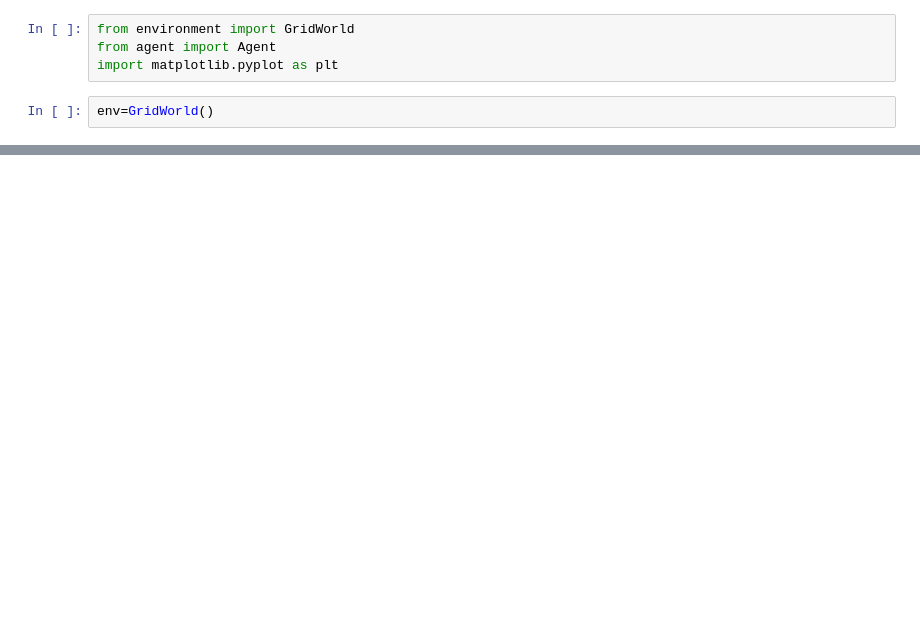
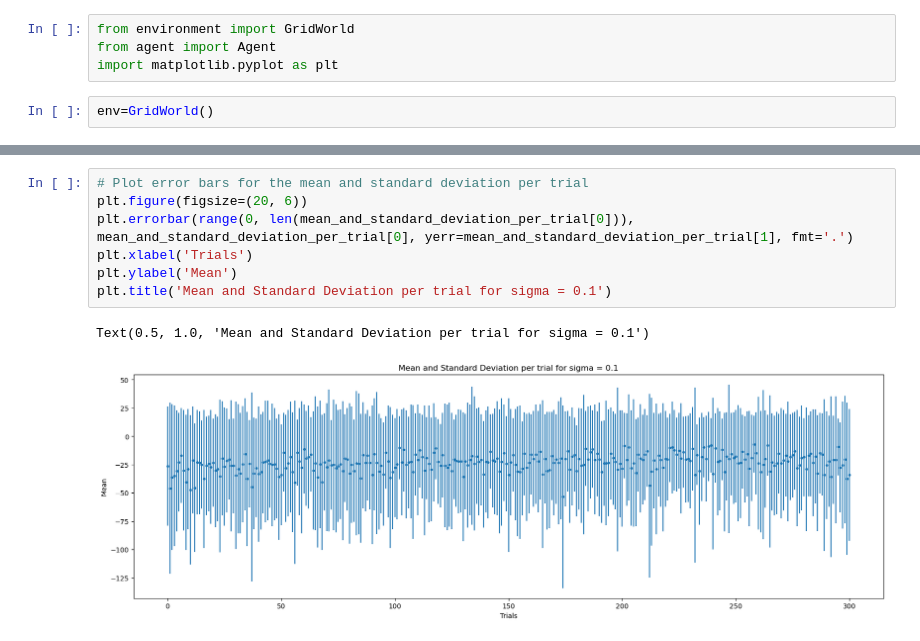
Before and after one commit to bose-sayan/grid-world, a Jupyter notebook: src/policy_gradient.ipynb, the cells around one changed output, grey strips where cells are left out. Drawn from its saved outputs; the diff is of its cells as text; blank space fills up the shorter version.

```diff
--- a/src/policy_gradient.ipynb
+++ b/src/policy_gradient.ipynb
@@ -160,0 +38,10 @@ plt.errorbar(
+# %%
+# Plot error bars for the mean and standard deviation per trial
+plt.figure(figsize=(20, 6))
+plt.errorbar(range(0, len(mean_and_standard_deviation_per_trial[0])), mean_and_standard_deviation_per_trial[0], yerr=mean_and_standard_deviation_per_trial[1], fmt='.')
+plt.xlabel('Trials')
+plt.ylabel('Mean')
+plt.title('Mean and Standard Deviation per trial for sigma = 0.1')
+# %% [output]
+Text(0.5, 1.0, 'Mean and Standard Deviation per trial for sigma = 0.1')
+[figure, added]
```
Also changed, not shown: parts of 42 cells of this notebook, 2 other files.
